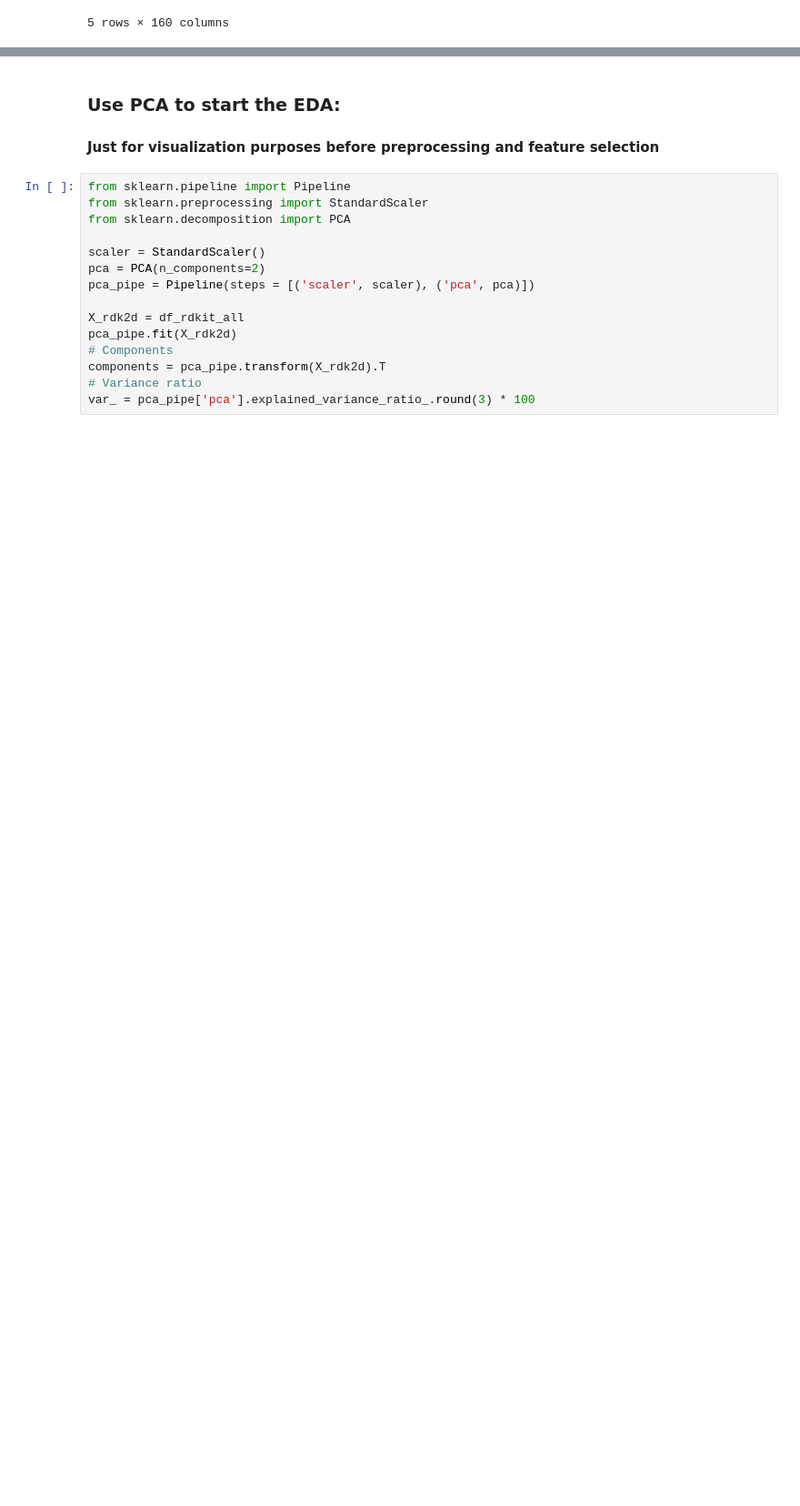
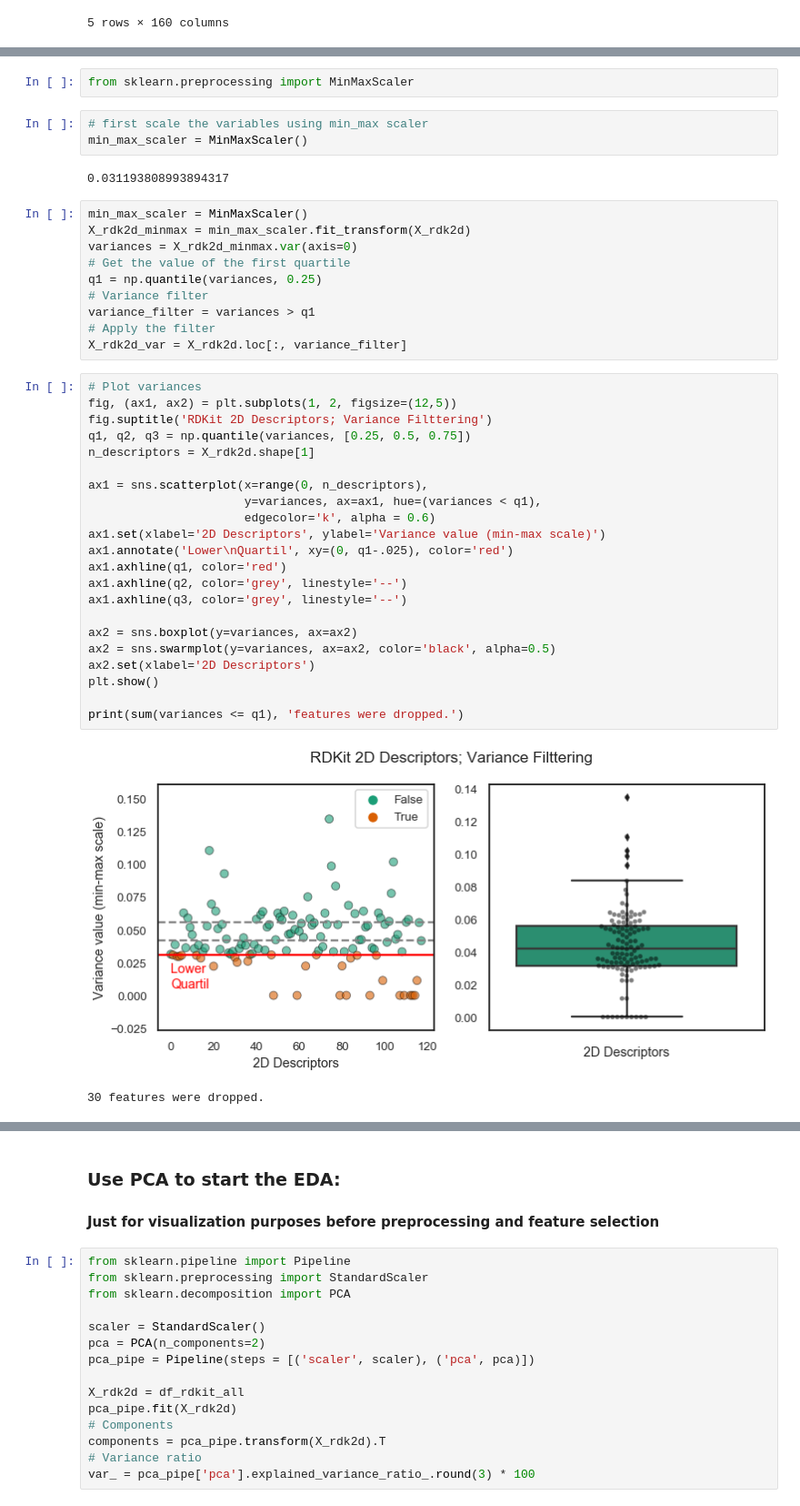
Before and after one commit to jRicciL/ERK2_notebooks, a Jupyter notebook: X_Reviewing_Fourches_work/7_2DRDKit_Analysis.ipynb, the cells around one changed output, grey strips where cells are left out. Shown: that part at 91% size. Saved outputs shown, nothing was run; the diff lists cells and outputs as text; blank space fills up the shorter version.

```diff
--- a/X_Reviewing_Fourches_work/7_2DRDKit_Analysis.ipynb
+++ b/X_Reviewing_Fourches_work/7_2DRDKit_Analysis.ipynb
@@ -47,0 +127,42 @@ df_rdkit_all.head()
+# %%
+from sklearn.preprocessing import MinMaxScaler
+# %%
+# first scale the variables using min_max scaler
+min_max_scaler = MinMaxScaler()
+# %% [output]
+0.031193808993894317
+# %%
+min_max_scaler = MinMaxScaler()
+X_rdk2d_minmax = min_max_scaler.fit_transform(X_rdk2d)
+variances = X_rdk2d_minmax.var(axis=0)
+# Get the value of the first quartile
+q1 = np.quantile(variances, 0.25)
+# Variance filter
+variance_filter = variances > q1
+# Apply the filter
+X_rdk2d_var = X_rdk2d.loc[:, variance_filter]
+# %%
+# Plot variances
+fig, (ax1, ax2) = plt.subplots(1, 2, figsize=(12,5))
+fig.suptitle('RDKit 2D Descriptors; Variance Filttering')
+q1, q2, q3 = np.quantile(variances, [0.25, 0.5, 0.75])
+n_descriptors = X_rdk2d.shape[1]
+
+ax1 = sns.scatterplot(x=range(0, n_descriptors),
+                      y=variances, ax=ax1, hue=(variances < q1),
+                      edgecolor='k', alpha = 0.6)
+ax1.set(xlabel='2D Descriptors', ylabel='Variance value (min-max scale)')
+ax1.annotate('Lower\nQuartil', xy=(0, q1-.025), color='red')
+ax1.axhline(q1, color='red')
+ax1.axhline(q2, color='grey', linestyle='--')
+ax1.axhline(q3, color='grey', linestyle='--')
+
+ax2 = sns.boxplot(y=variances, ax=ax2)
+ax2 = sns.swarmplot(y=variances, ax=ax2, color='black', alpha=0.5)
+ax2.set(xlabel='2D Descriptors')
+plt.show()
+
+print(sum(variances <= q1), 'features were dropped.')
+# %% [output]
+[figure, added]
+30 features were dropped.
```
Also changed, not shown: parts of 27 cells of this notebook.
